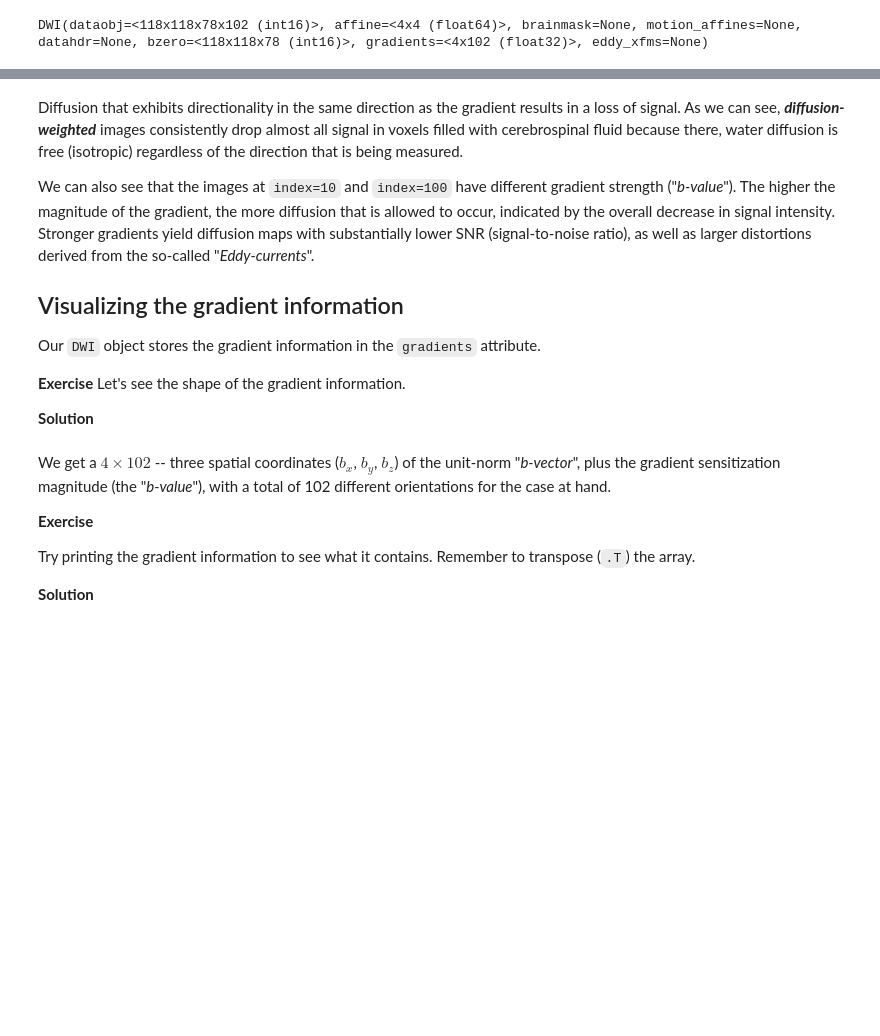
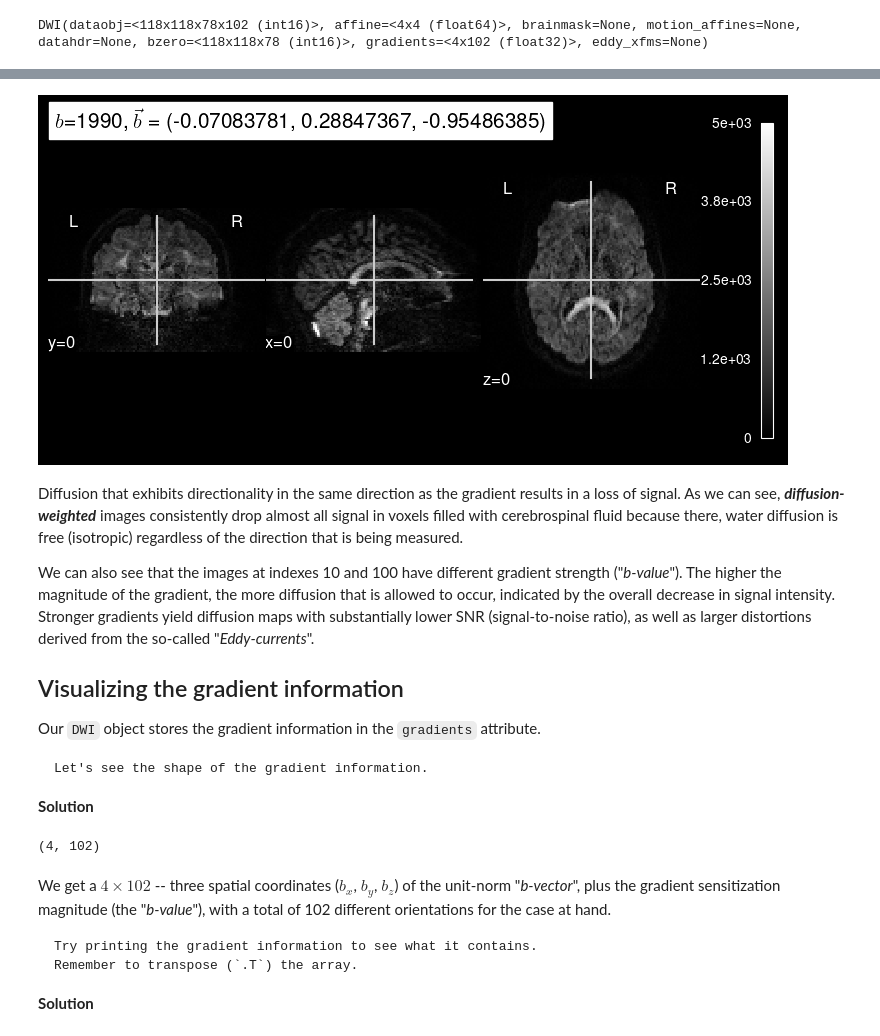
Before and after one commit to nipreps/nipreps-book, a Jupyter notebook: docs/notebook/02-data.ipynb, the cells around one changed output, grey strips where cells are left out. Drawn from its saved outputs; the diff is of its cells as text; code cells hidden in the pictures; blank space fills up the shorter version.

````diff
--- a/docs/notebook/02-data.ipynb
+++ b/docs/notebook/02-data.ipynb
@@ -142,8 +166,13 @@ Try calling `plot_mosaic` with an index of 10 or 100.
+# %%
+data, _, bvec = dmri_dataset[100]
+plot_dwi(data, affine=dmri_dataset.affine, gradient=bvec, vmax=5000);
+# %% [output]
+[figure, added]
 # %% [markdown]
 Diffusion that exhibits directionality in the same direction as the gradient results in a loss of signal.
 As we can see, ***diffusion-weighted*** images consistently drop almost all signal in voxels filled with cerebrospinal fluid because there, water diffusion is free (isotropic) regardless of the direction that is being measured.
 
-We can also see that the images at `index=10` and `index=100` have different gradient strength ("*b-value*").
+We can also see that the images at indexes 10 and 100 have different gradient strength ("*b-value*").
 The higher the magnitude of the gradient, the more diffusion that is allowed to occur, indicated by the overall decrease in signal intensity.
 Stronger gradients yield diffusion maps with substantially lower SNR (signal-to-noise ratio), as well as larger distortions derived from the so-called "*Eddy-currents*".
 
@@ -151,16 +180,21 @@ Stronger gradients yield diffusion maps with substantially lower SNR (signal-to-
 
 Our `DWI` object stores the gradient information in the `gradients` attribute.
 
-**Exercise**
+```{admonition} Exercise
 Let's see the shape of the gradient information.
+```
 
 **Solution**
+# %%
+dmri_dataset.gradients.shape
+# %% [output]
+(4, 102)
 # %% [markdown]
 We get a $4\times102$ -- three spatial coordinates ($b_x$, $b_y$, $b_z$) of the unit-norm "*b-vector*", plus the gradient sensitization magnitude (the "*b-value*"), with a total of 102 different orientations for the case at hand.
 
-**Exercise**
-
+```{admonition} Exercise
 Try printing the gradient information to see what it contains.
 Remember to transpose (`.T`) the array.
+```
 
 **Solution**
````
Also changed, not shown: parts of 19 cells of this notebook, 5 other files.
